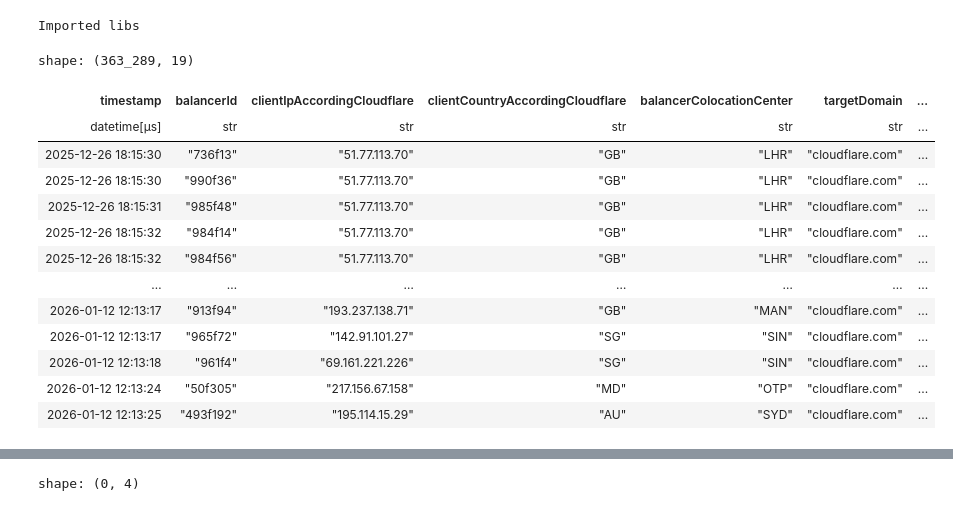
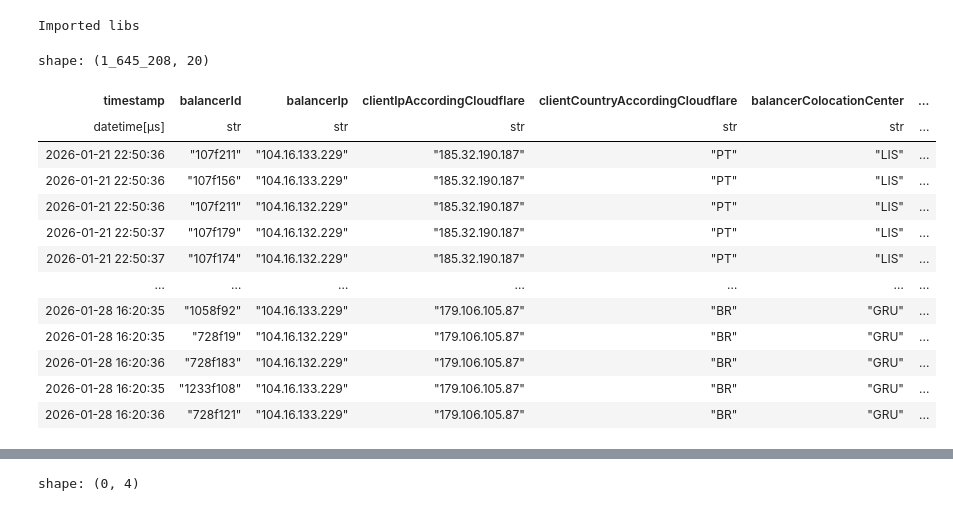
Before and after one commit to YoussefHenna/tud-im-cloudflare-lb-measurments, a Jupyter notebook: analysis/prefixes.ipynb, the cells around one changed output, grey strips where cells are left out. Saved outputs shown, nothing was run; the diff lists cells and outputs as text; code cells hidden in the pictures.

```diff
--- a/analysis/prefixes.ipynb
+++ b/analysis/prefixes.ipynb
@@ -6,23 +6,23 @@ print("Imported libs")
 # %% [output]
 Imported libs
 # %%
-full_df = pl.read_csv("full_scan.csv")
+full_df = pl.read_csv("full_scan.csv", ignore_errors=True)
 full_df = full_df.with_columns(
     pl.from_epoch("timestamp", time_unit="s")
 )
 full_df
 # %% [output]
-shape: (363_289, 19)
+shape: (1_645_208, 20)
-| timestamp | balancerId | clientIpAccordingCloudflare | clientCountryAccordingCloudflare | balancerColocationCenter | targetDomain | ... |
+| timestamp | balancerId | balancerIp | clientIpAccordingCloudflare | clientCountryAccordingCloudflare | balancerColocationCenter | ... |
 | datetime[μs] | str | str | str | str | str | ... |
-| 2025-12-26 18:15:30 | "736f13" | "51.77.113.70" | "GB" | "LHR" | "cloudflare.com" | ... |
-| 2025-12-26 18:15:30 | "990f36" | "51.77.113.70" | "GB" | "LHR" | "cloudflare.com" | ... |
-| 2025-12-26 18:15:31 | "985f48" | "51.77.113.70" | "GB" | "LHR" | "cloudflare.com" | ... |
-| 2025-12-26 18:15:32 | "984f14" | "51.77.113.70" | "GB" | "LHR" | "cloudflare.com" | ... |
-| 2025-12-26 18:15:32 | "984f56" | "51.77.113.70" | "GB" | "LHR" | "cloudflare.com" | ... |
+| 2026-01-21 22:50:36 | "107f211" | "104.16.133.229" | "185.32.190.187" | "PT" | "LIS" | ... |
+| 2026-01-21 22:50:36 | "107f156" | "104.16.133.229" | "185.32.190.187" | "PT" | "LIS" | ... |
+| 2026-01-21 22:50:36 | "107f211" | "104.16.132.229" | "185.32.190.187" | "PT" | "LIS" | ... |
+| 2026-01-21 22:50:37 | "107f179" | "104.16.132.229" | "185.32.190.187" | "PT" | "LIS" | ... |
+| 2026-01-21 22:50:37 | "107f174" | "104.16.132.229" | "185.32.190.187" | "PT" | "LIS" | ... |
 | … | … | … | … | … | … | ... |
-| 2026-01-12 12:13:17 | "913f94" | "193.237.138.71" | "GB" | "MAN" | "cloudflare.com" | ... |
-| 2026-01-12 12:13:17 | "965f72" | "142.91.101.27" | "SG" | "SIN" | "cloudflare.com" | ... |
-| 2026-01-12 12:13:18 | "961f4" | "69.161.221.226" | "SG" | "SIN" | "cloudflare.com" | ... |
-| 2026-01-12 12:13:24 | "50f305" | "217.156.67.158" | "MD" | "OTP" | "cloudflare.com" | ... |
-| 2026-01-12 12:13:25 | "493f192" | "195.114.15.29" | "AU" | "SYD" | "cloudflare.com" | ... |
+| 2026-01-28 16:20:35 | "1058f92" | "104.16.133.229" | "179.106.105.87" | "BR" | "GRU" | ... |
+| 2026-01-28 16:20:35 | "728f19" | "104.16.132.229" | "179.106.105.87" | "BR" | "GRU" | ... |
+| 2026-01-28 16:20:36 | "728f183" | "104.16.132.229" | "179.106.105.87" | "BR" | "GRU" | ... |
+| 2026-01-28 16:20:35 | "1233f108" | "104.16.133.229" | "179.106.105.87" | "BR" | "GRU" | ... |
+| 2026-01-28 16:20:36 | "728f121" | "104.16.133.229" | "179.106.105.87" | "BR" | "GRU" | ... |
```
Also changed, not shown: parts of 6 cells of this notebook.
